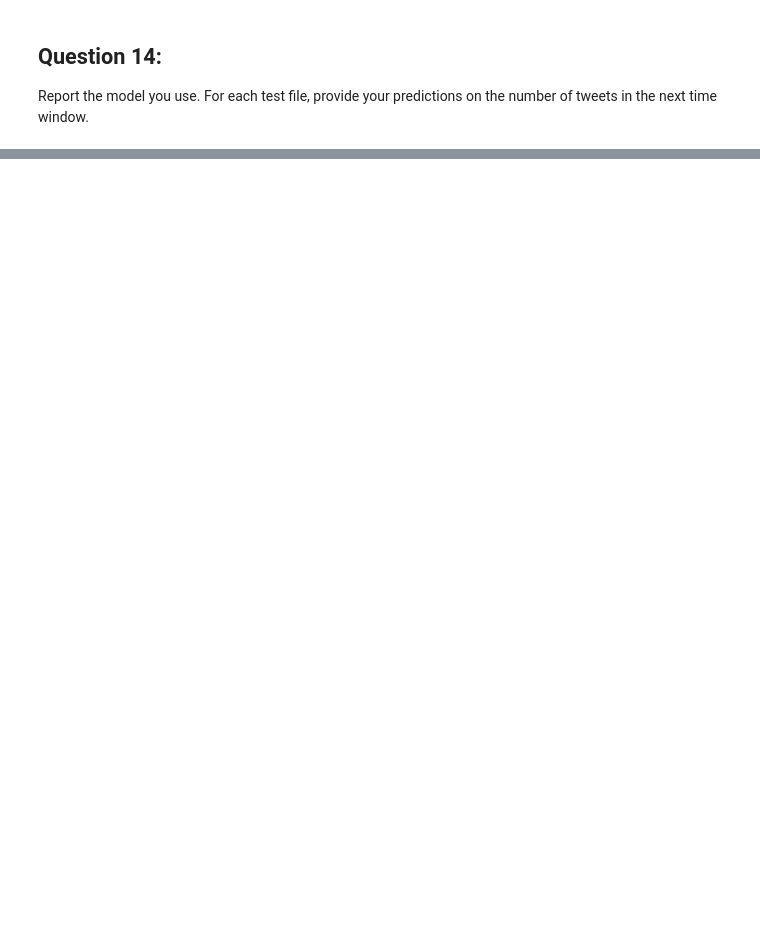
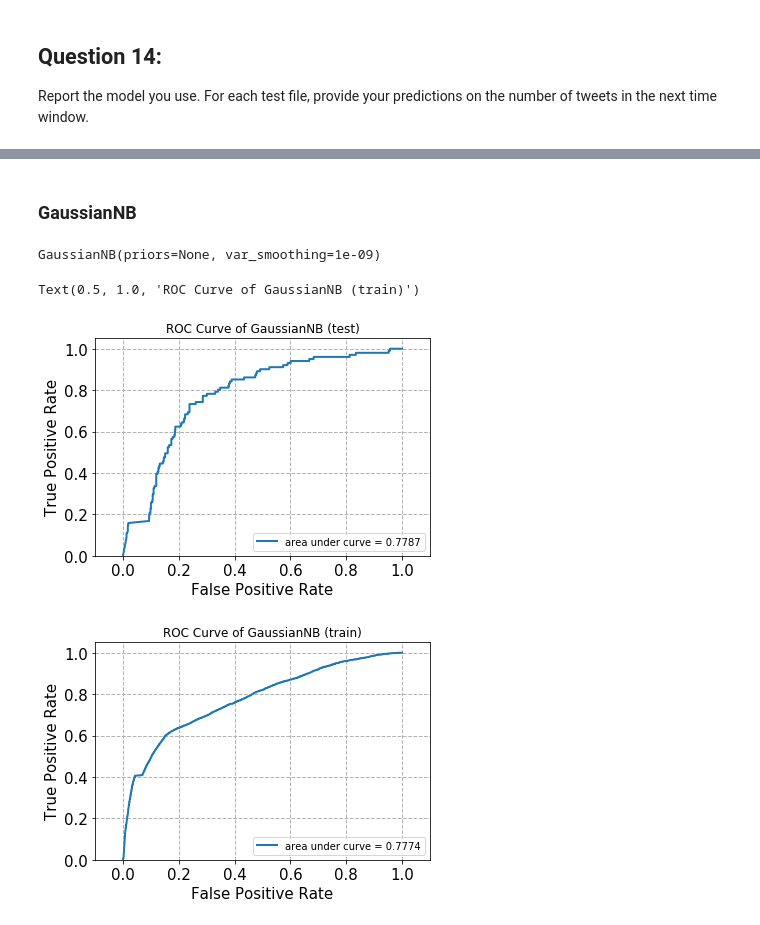
Before and after one commit to Shuyifan/ECE-219-Large-Scale-Data-Mining-Project, a Jupyter notebook: project 5/Project 5.ipynb, the cells around one changed output, grey strips where cells are left out. Cells and saved outputs as stored; diff of their text form; code cells hidden in the pictures; blank space fills up the shorter version.

```diff
--- a/project 5/Project 5.ipynb
+++ b/project 5/Project 5.ipynb
@@ -2229,0 +2878,25 @@ Report the model you use. For each test file, provide your predictions on the nu
+# %%
+# define plot drawing
+from sklearn import metrics
+from sklearn.svm import SVC
+import matplotlib.pyplot as plt
+%matplotlib inline
+
+def plot_roc(fpr, tpr):
+    fig, ax = plt.subplots()
+
+    roc_auc = metrics.auc(fpr,tpr)
+
+    ax.plot(fpr, tpr, linewidth=2,label= 'area under curve = %0.4f' % roc_auc)
+
+    ax.grid(color='0.7', linestyle='--', linewidth=1)
+
+    ax.set_xlim([-0.1, 1.1])
+    ax.set_ylim([0.0, 1.05])
+    ax.set_xlabel('False Positive Rate',fontsize=15)
+    ax.set_ylabel('True Positive Rate',fontsize=15)
+
+    ax.legend(loc="lower right")
+
+    for label in ax.get_xticklabels()+ax.get_yticklabels():
+        label.set_fontsize(15)
@@ -2229,0 +3090,27 @@ Report the model you use. For each test file, provide your predictions on the nu
+# %% [markdown]
+### GaussianNB
+# %%
+from sklearn.naive_bayes import GaussianNB
+
+bayes = GaussianNB().fit(X_train_lsi, y)
+# %%
+#ROC curve of the best
+
+print(bayes)
+
+score_GNB_test = bayes.predict_proba(X_test_lsi)[:,1]
+fpr_GNB_test, tpr_GNB_test, _ = metrics.roc_curve(y_test, score_GNB_test)
+
+plot_roc(fpr_GNB_test, tpr_GNB_test)
+plt.title('ROC Curve of GaussianNB (test)')
+
+score_GNB_train = bayes.predict_proba(X_train_lsi)[:,1]
+fpr_GNB_train, tpr_GNB_train, _ = metrics.roc_curve(y, score_GNB_train)
+
+plot_roc(fpr_GNB_train, tpr_GNB_train)
+plt.title('ROC Curve of GaussianNB (train)')
+# %% [output]
+GaussianNB(priors=None, var_smoothing=1e-09)
+Text(0.5, 1.0, 'ROC Curve of GaussianNB (train)')
+[figure, added]
+[figure, added]
```
Also changed, not shown: parts of 50 cells of this notebook.
